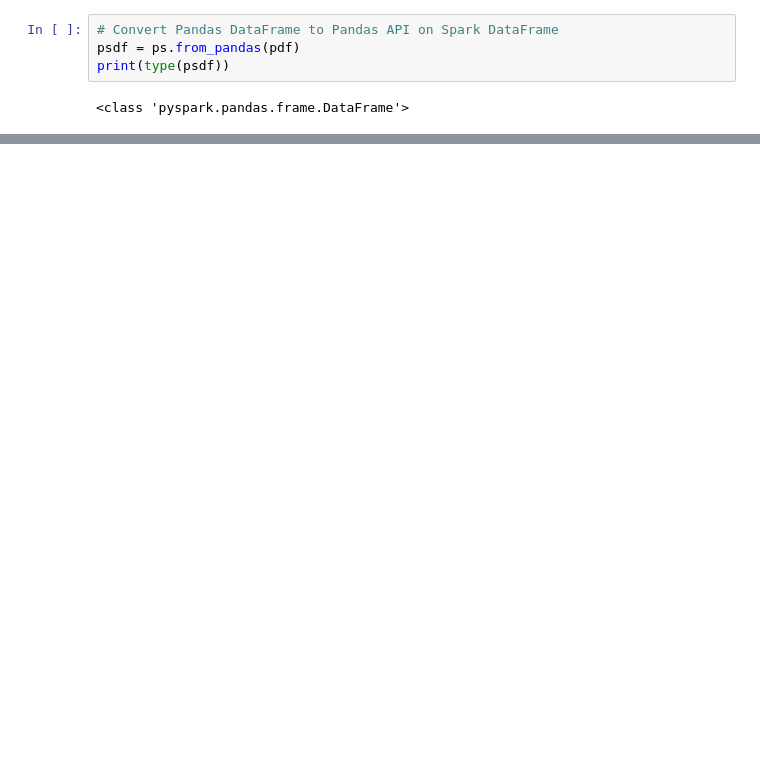
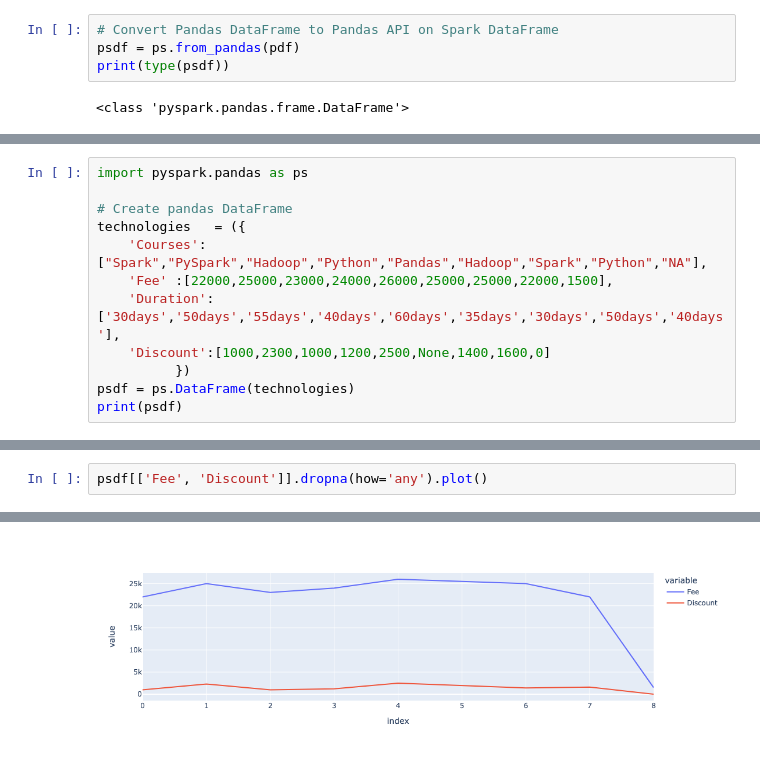
Before and after one commit to pdefusco/PandasOnSpark_CML, a Jupyter notebook: PandasOnSpark.ipynb, the cells around one changed output, grey strips where cells are left out. Saved outputs shown, nothing was run; the diff lists cells and outputs as text; blank space fills up the shorter version.

```diff
--- a/PandasOnSpark.ipynb
+++ b/PandasOnSpark.ipynb
@@ -117,3 +134,15 @@ sdf.show()
 | Python|22000|  50days|  1600.0|
 |     NA| 1500|  40days|     0.0|
 +-------+-----+--------+--------+
+# %%
+import pyspark.pandas as ps
+
+# Create pandas DataFrame
+technologies   = ({
+    'Courses':["Spark","PySpark","Hadoop","Python","Pandas","Hadoop","Spark","Python","NA"],
+    'Fee' :[22000,25000,23000,24000,26000,25000,25000,22000,1500],
+    'Duration':['30days','50days','55days','40days','60days','35days','30days','50days','40days'],
+    'Discount':[1000,2300,1000,1200,2500,None,1400,1600,0]
+          })
+psdf = ps.DataFrame(technologies)
+print(psdf)
@@ -119,0 +286,3 @@ sdf.show()
+# %%
+psdf[['Fee', 'Discount']].dropna(how='any').plot()
+# %% [output]
@@ -119,0 +290 @@ sdf.show()
+[figure, added]
```
Also changed, not shown: parts of 60 cells of this notebook.
